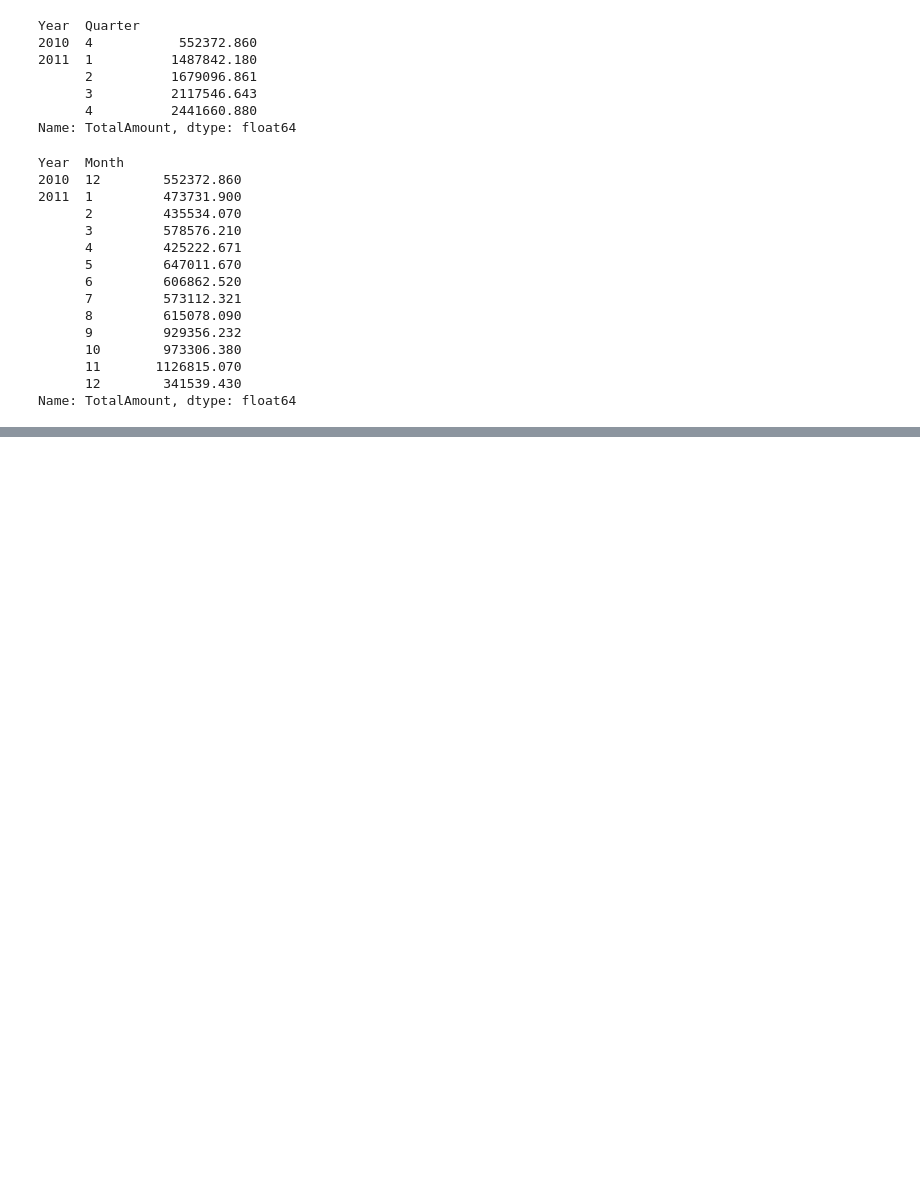
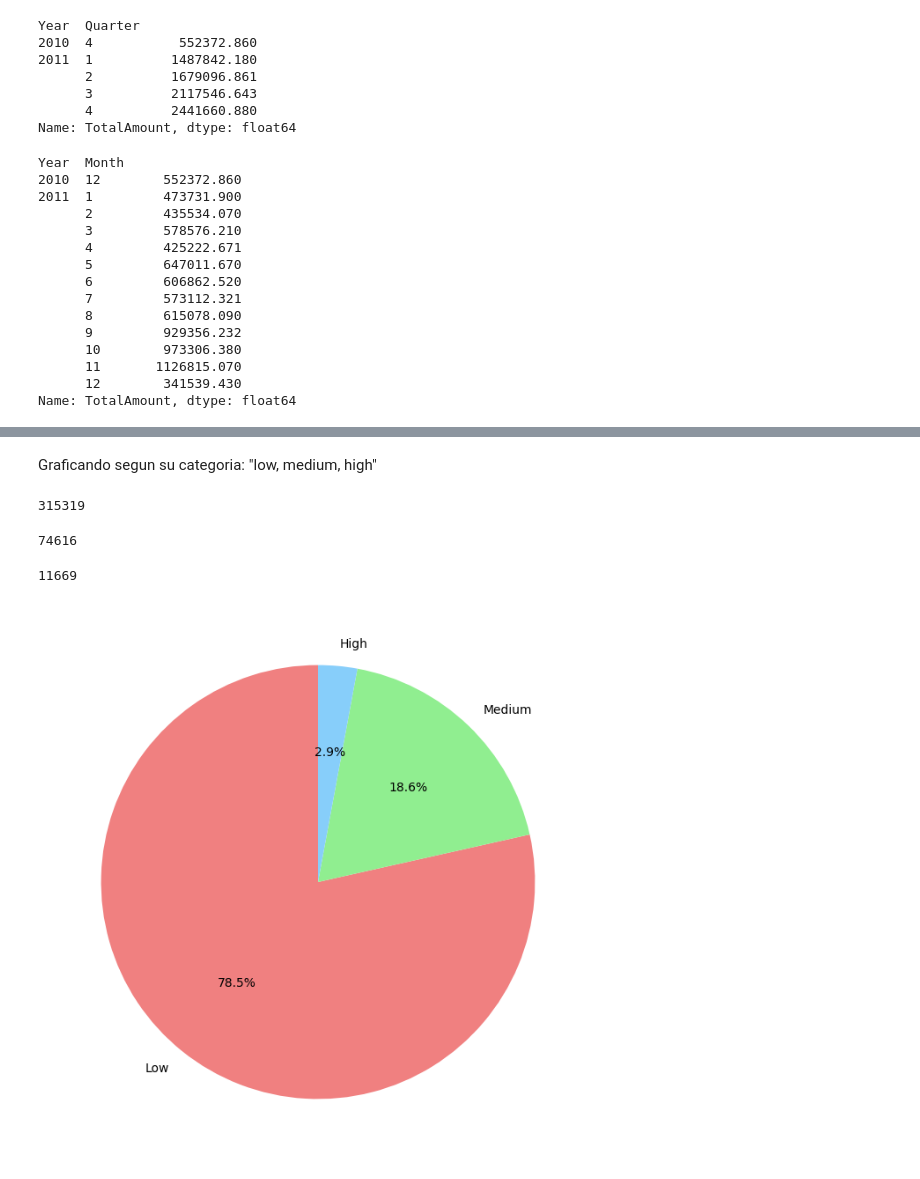
Before and after one commit to AngelDHackerman/python_para_machine_learning, a Jupyter notebook: curso_de_python_para_ciencia_de_datos/proyecto_personal/exploracion_limpieza.ipynb, the cells around one changed output, grey strips where cells are left out. Cells and saved outputs as stored; diff of their text form; code cells hidden in the pictures; blank space fills up the shorter version.

```diff
--- a/curso_de_python_para_ciencia_de_datos/proyecto_personal/exploracion_limpieza.ipynb
+++ b/curso_de_python_para_ciencia_de_datos/proyecto_personal/exploracion_limpieza.ipynb
@@ -241,0 +271,14 @@ Name: TotalAmount, dtype: float64
+# %%
+# Crear una columna categórica basada en el monto total de la transacción (ejemplo: 'Low', 'Medium', 'High')
+def categorize_total_amount(amount):
+    if amount < 20:
+        return 'Low'
+    elif 20 <= amount < 100:
+        return 'Medium'
+    else:
+        return 'High'
+
+data_cleaned['AmountCategory'] = data_cleaned['TotalAmount'].apply(categorize_total_amount)
+
+# Mostrar las primeras filas con las nuevas columnas
+data_cleaned.head(10)
@@ -241,0 +297,27 @@ Name: TotalAmount, dtype: float64
+# %% [markdown]
+Graficando segun su categoria: "low, medium, high"
+# %%
+low_sales = data_cleaned[data_cleaned['AmountCategory'] == 'Low'].shape[0] # viendo las devoluciones
+low_sales
+# %% [output]
+315319
+# %%
+medium_sales = data_cleaned[data_cleaned['AmountCategory'] == 'Medium'].shape[0] # viendo las devoluciones
+medium_sales
+# %% [output]
+74616
+# %%
+high_sales = data_cleaned[data_cleaned['AmountCategory'] == 'High'].shape[0] # viendo las devoluciones
+high_sales
+# %% [output]
+11669
+# %%
+labels = ['Low', 'Medium', 'High']
+sizes = [low_sales, medium_sales, high_sales]
+colors = ['lightcoral', 'lightgreen', 'lightskyblue']
+plt.figure(figsize= (8, 8))
+plt.pie(sizes, labels= labels, colors= colors, startangle=90, autopct='%1.1f%%') # Agregamos autopct para mostrar los porcentajes
+
+plt.show()
+# %% [output]
+[figure, added]
```
Also changed, not shown: parts of 7 cells of this notebook.
